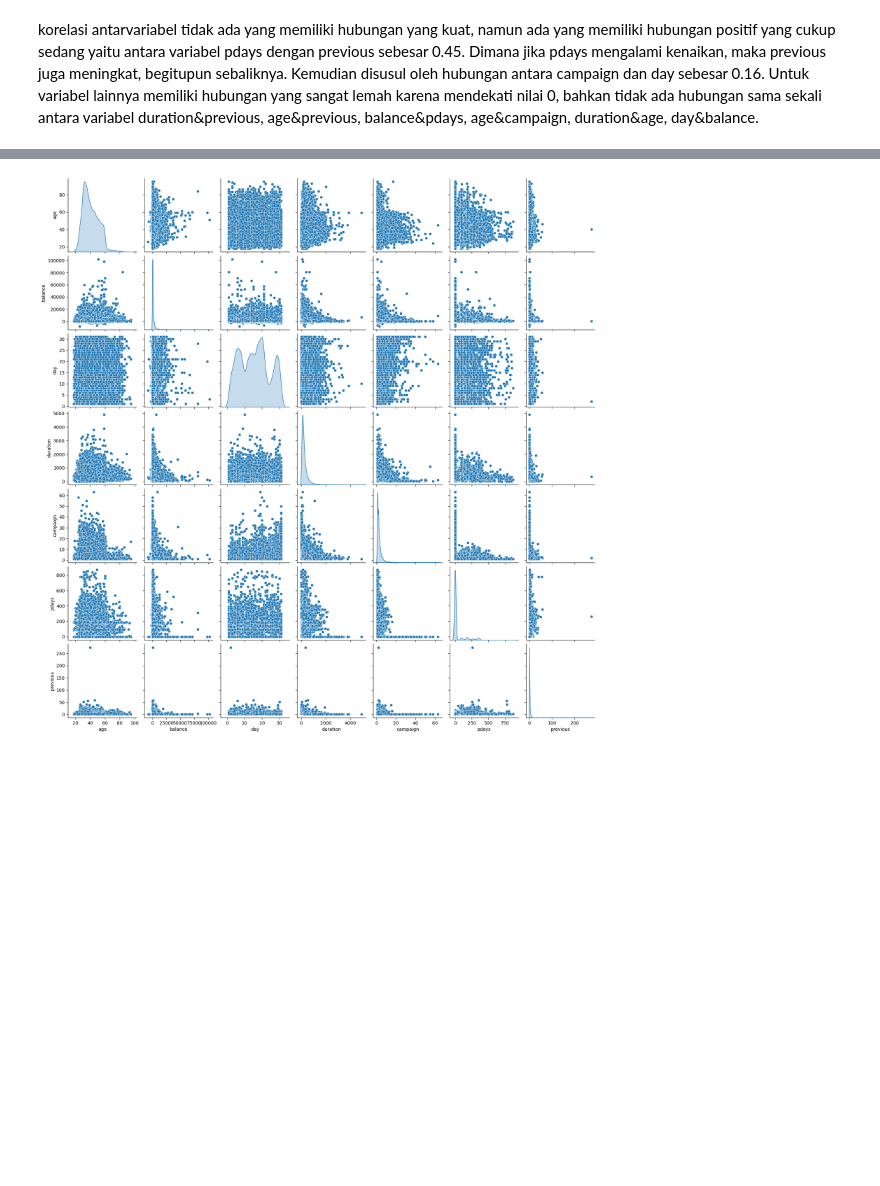
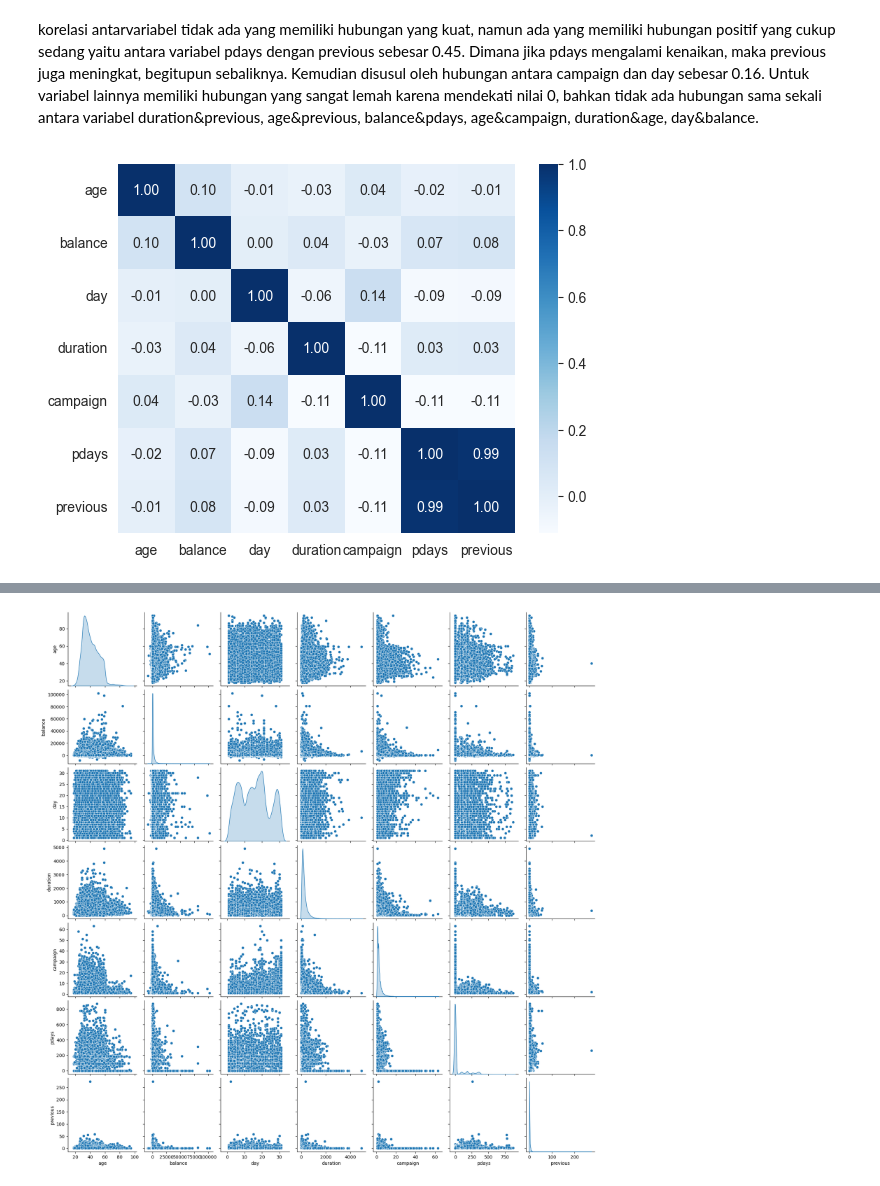
Before and after one commit to bagusatya08/Term-Deposit-Potential-Customer-Prediction, a Jupyter notebook: stage-1/eda-insight-visualization.ipynb, the cells around one changed output, grey strips where cells are left out. Drawn from its saved outputs; the diff is of its cells as text; code cells hidden in the pictures; blank space fills up the shorter version.

```diff
--- a/stage-1/eda-insight-visualization.ipynb
+++ b/stage-1/eda-insight-visualization.ipynb
@@ -248,3 +248,8 @@ plt.show()
 [figure]
 # %% [markdown]
 korelasi antarvariabel tidak ada yang memiliki hubungan yang kuat, namun ada yang memiliki hubungan positif yang cukup sedang yaitu antara variabel pdays dengan previous sebesar 0.45. Dimana jika pdays mengalami kenaikan, maka previous juga meningkat, begitupun sebaliknya. Kemudian disusul oleh hubungan antara campaign dan day sebesar 0.16. Untuk variabel lainnya memiliki hubungan yang sangat lemah karena mendekati nilai 0, bahkan tidak ada hubungan sama sekali antara variabel duration&previous, age&previous, balance&pdays, age&campaign, duration&age, day&balance.
+# %%
+sns.heatmap(data[numerical].corr(method='spearman'), cmap='Blues', annot=True, fmt='.2f')
+plt.show()
+# %% [output]
+[figure, added]
```
Also changed, not shown: parts of 3 cells of this notebook.
